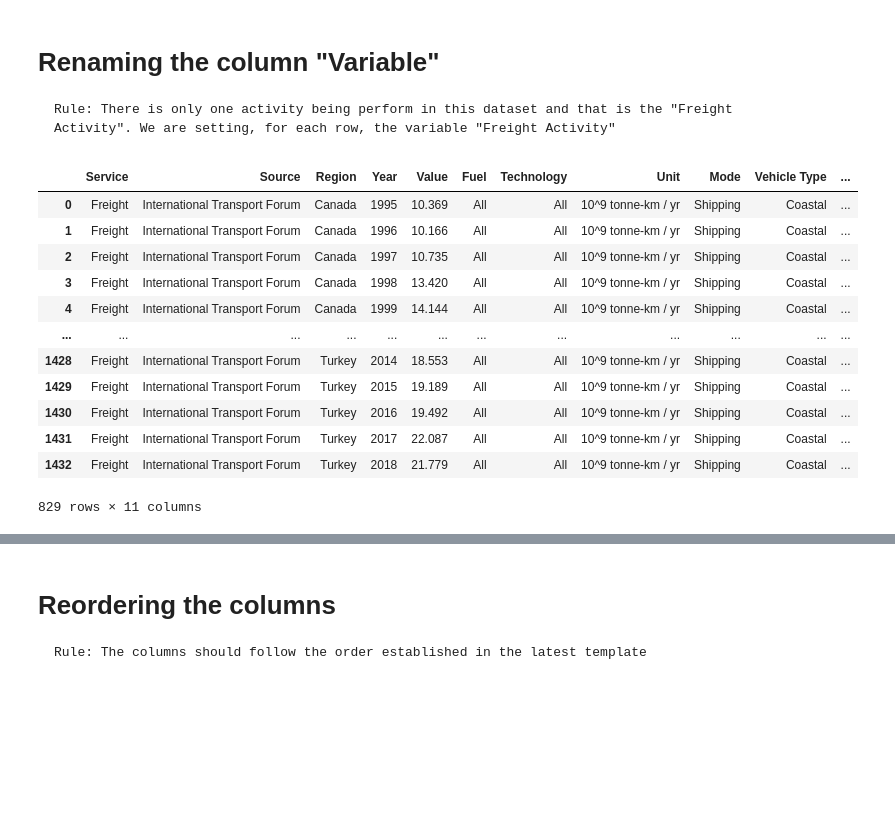
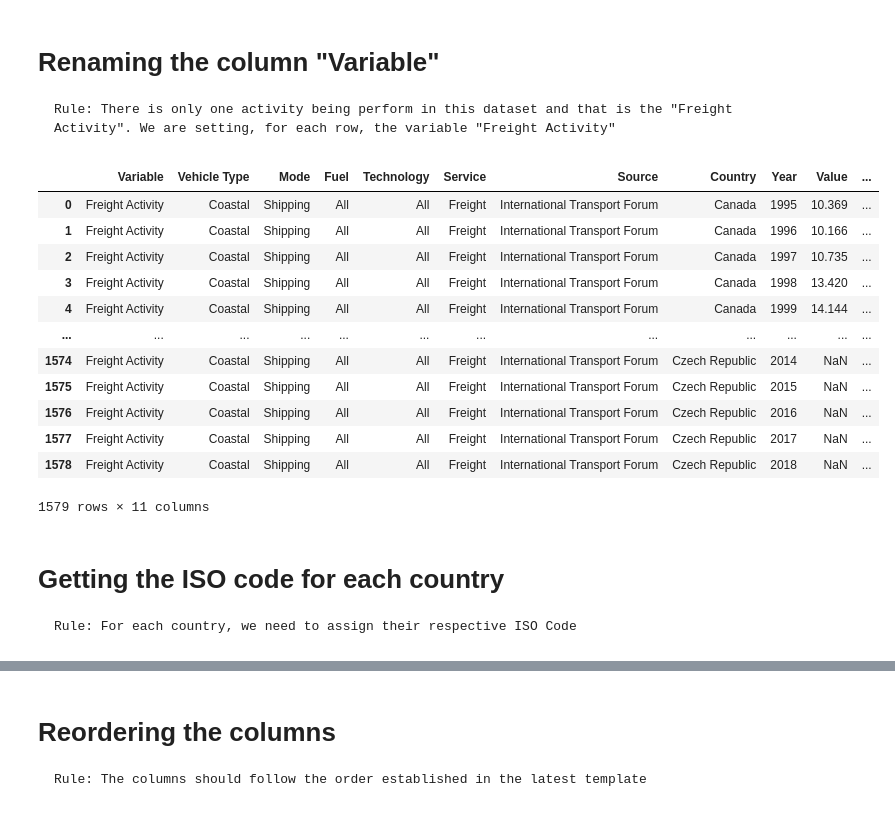
Before and after one commit to transportenergy/database, a Jupyter notebook: item/historical/scripts/T001.ipynb, the cells around one changed output, grey strips where cells are left out. Cells and saved outputs as stored; diff of their text form; code cells hidden in the pictures; blank space fills up the shorter version.

Commit message:
fixing the T001 script based on new schema and using managers

```diff
--- a/item/historical/scripts/T001.ipynb
+++ b/item/historical/scripts/T001.ipynb
@@ -150,8 +130,3 @@ df
 # %% [markdown]
 # Adding the "Technology" and "Fuel" columns
     Rule: The dataset does not provide any data about those two columns, so we added the default value of "All" in both cases.
-# %%
-# Adding the "Technology" and "Fuel" columns
-df["Fuel"] = ["All"]*len(df)
-df["Technology"] = ["All"]*len(df)
-df
@@ -177,6 +156,6 @@ df
 df.drop(columns=["Unit"], inplace = True)
 
 # Adding the new "Unit" column
-df["Unit"] = ["10^9 tonne-km / yr"]*len(df)
+df[ColumnName.UNIT.value] = ["10^9 tonne-km / yr"]*len(df)
 df
 # %% [output]
@@ -226,7 +205,3 @@ See the caveats in the documentation: http://pandas.pydata.org/pandas-docs/stabl
 # %% [markdown]
 # Adding the "Mode" column
     Rule: Since all the data is about shipping, all rows have "Shipping" as mode
-# %%
-# Adding the mode columns
-df["Mode"] = ["Shipping"]*len(df)
-df
@@ -247,7 +225,3 @@ df
 # %% [markdown]
 # Adding the column "Vehicle Type"
     Rule: Since all the data in this dataset is associted to coastal shipping, the vehicle type is "Coastal"
-# %%
-# Adding the mode columns
-df["Vehicle Type"] = ["Coastal"]*len(df)
-df
@@ -271,22 +248,24 @@ df
 # %%
 # Dropping the current "Variable" column
 df.drop(columns=["Variable"], inplace = True)
 
 # Adding the new "Variable" column with the new data
-df["Variable"] = ["Freight Activity"]*len(df)
-
+dataframeManager.simple_column_insert(df,ColumnName.VARIABLE.value,"Freight Activity")
 df
 # %% [output]
-|  | Service | Source | Region | Year | Value | Fuel | Technology | Unit | Mode | Vehicle Type | ... |
-| 0 | Freight | International Transport Forum | Canada | 1995 | 10.369 | All | All | 10^9 tonne-km / yr | Shipping | Coastal | ... |
-| 1 | Freight | International Transport Forum | Canada | 1996 | 10.166 | All | All | 10^9 tonne-km / yr | Shipping | Coastal | ... |
-| 2 | Freight | International Transport Forum | Canada | 1997 | 10.735 | All | All | 10^9 tonne-km / yr | Shipping | Coastal | ... |
-| 3 | Freight | International Transport Forum | Canada | 1998 | 13.420 | All | All | 10^9 tonne-km / yr | Shipping | Coastal | ... |
-| 4 | Freight | International Transport Forum | Canada | 1999 | 14.144 | All | All | 10^9 tonne-km / yr | Shipping | Coastal | ... |
+|  | Variable | Vehicle Type | Mode | Fuel | Technology | Service | Source | Country | Year | Value | ... |
+| 0 | Freight Activity | Coastal | Shipping | All | All | Freight | International Transport Forum | Canada | 1995 | 10.369 | ... |
+| 1 | Freight Activity | Coastal | Shipping | All | All | Freight | International Transport Forum | Canada | 1996 | 10.166 | ... |
+| 2 | Freight Activity | Coastal | Shipping | All | All | Freight | International Transport Forum | Canada | 1997 | 10.735 | ... |
+| 3 | Freight Activity | Coastal | Shipping | All | All | Freight | International Transport Forum | Canada | 1998 | 13.420 | ... |
+| 4 | Freight Activity | Coastal | Shipping | All | All | Freight | International Transport Forum | Canada | 1999 | 14.144 | ... |
 | ... | ... | ... | ... | ... | ... | ... | ... | ... | ... | ... | ... |
-| 1428 | Freight | International Transport Forum | Turkey | 2014 | 18.553 | All | All | 10^9 tonne-km / yr | Shipping | Coastal | ... |
-| 1429 | Freight | International Transport Forum | Turkey | 2015 | 19.189 | All | All | 10^9 tonne-km / yr | Shipping | Coastal | ... |
-| 1430 | Freight | International Transport Forum | Turkey | 2016 | 19.492 | All | All | 10^9 tonne-km / yr | Shipping | Coastal | ... |
-| 1431 | Freight | International Transport Forum | Turkey | 2017 | 22.087 | All | All | 10^9 tonne-km / yr | Shipping | Coastal | ... |
-| 1432 | Freight | International Transport Forum | Turkey | 2018 | 21.779 | All | All | 10^9 tonne-km / yr | Shipping | Coastal | ... |
+| 1574 | Freight Activity | Coastal | Shipping | All | All | Freight | International Transport Forum | Czech Republic | 2014 | NaN | ... |
+| 1575 | Freight Activity | Coastal | Shipping | All | All | Freight | International Transport Forum | Czech Republic | 2015 | NaN | ... |
+| 1576 | Freight Activity | Coastal | Shipping | All | All | Freight | International Transport Forum | Czech Republic | 2016 | NaN | ... |
+| 1577 | Freight Activity | Coastal | Shipping | All | All | Freight | International Transport Forum | Czech Republic | 2017 | NaN | ... |
+| 1578 | Freight Activity | Coastal | Shipping | All | All | Freight | International Transport Forum | Czech Republic | 2018 | NaN | ... |
-829 rows × 11 columns
+1579 rows × 11 columns
+# %% [markdown]
+# Getting the ISO code for each country
+    Rule: For each country, we need to assign their respective ISO Code
```
Also changed, not shown: parts of 37 cells of this notebook.
